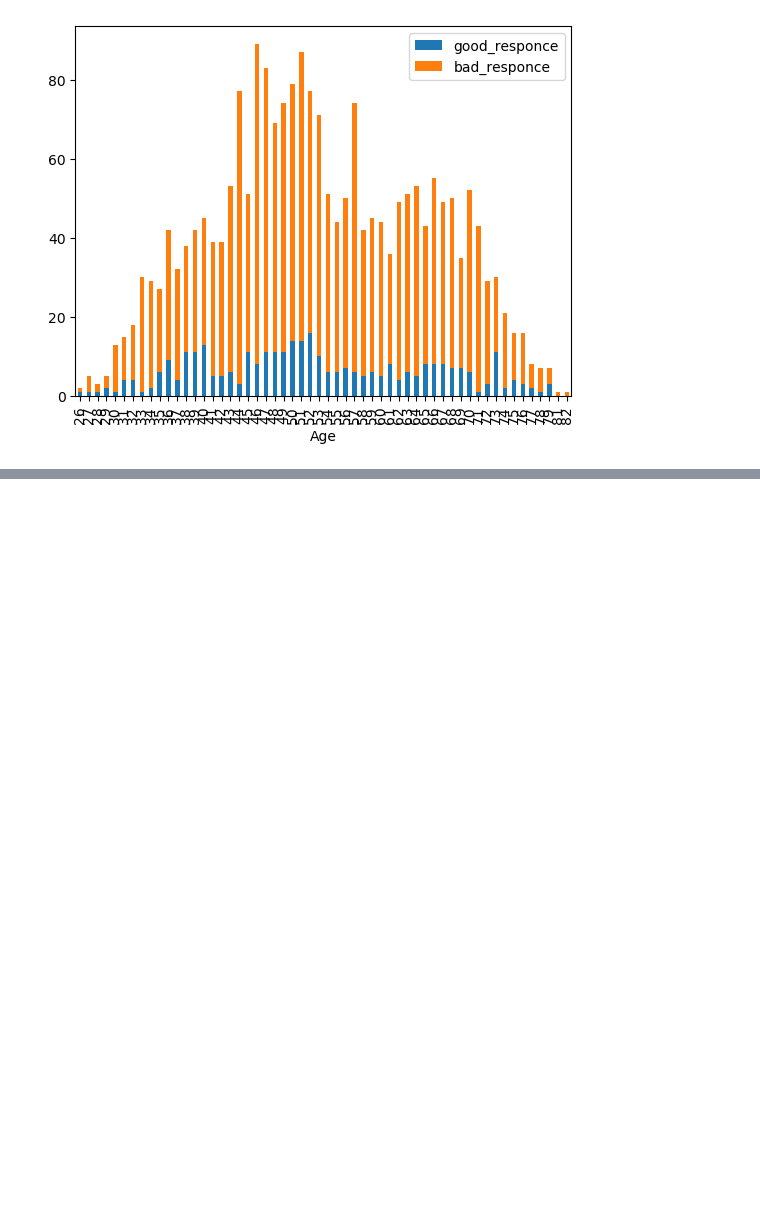
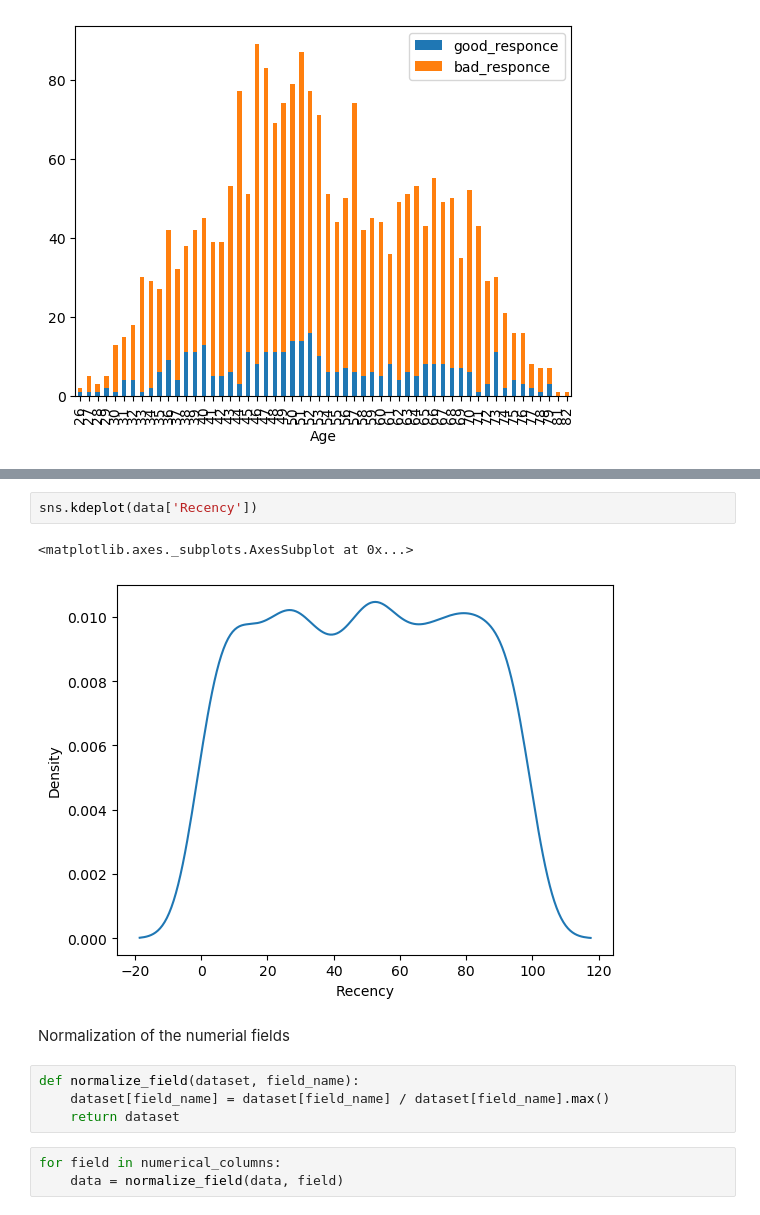
Before and after one commit to YuriiBatkovych/MachineLearning2022_2023, a Jupyter notebook: project/Project.ipynb, the cells around one changed output, grey strips where cells are left out. Saved outputs shown, nothing was run; the diff lists cells and outputs as text; blank space fills up the shorter version.

```diff
--- a/project/Project.ipynb
+++ b/project/Project.ipynb
@@ -314,0 +365,14 @@ tmp_data.groupby('Age').agg('sum')[['good_responce', 'bad_responce']].plot(kind=
+# %%
+sns.kdeplot(data['Recency'])
+# %% [output]
+<matplotlib.axes._subplots.AxesSubplot at 0x...>
+[figure, added]
+# %% [markdown]
+Normalization of the numerial fields
+# %%
+def normalize_field(dataset, field_name):
+    dataset[field_name] = dataset[field_name] / dataset[field_name].max()
+    return dataset
+# %%
+for field in numerical_columns:
+    data = normalize_field(data, field)
```
Also changed, not shown: parts of 27 cells of this notebook.
